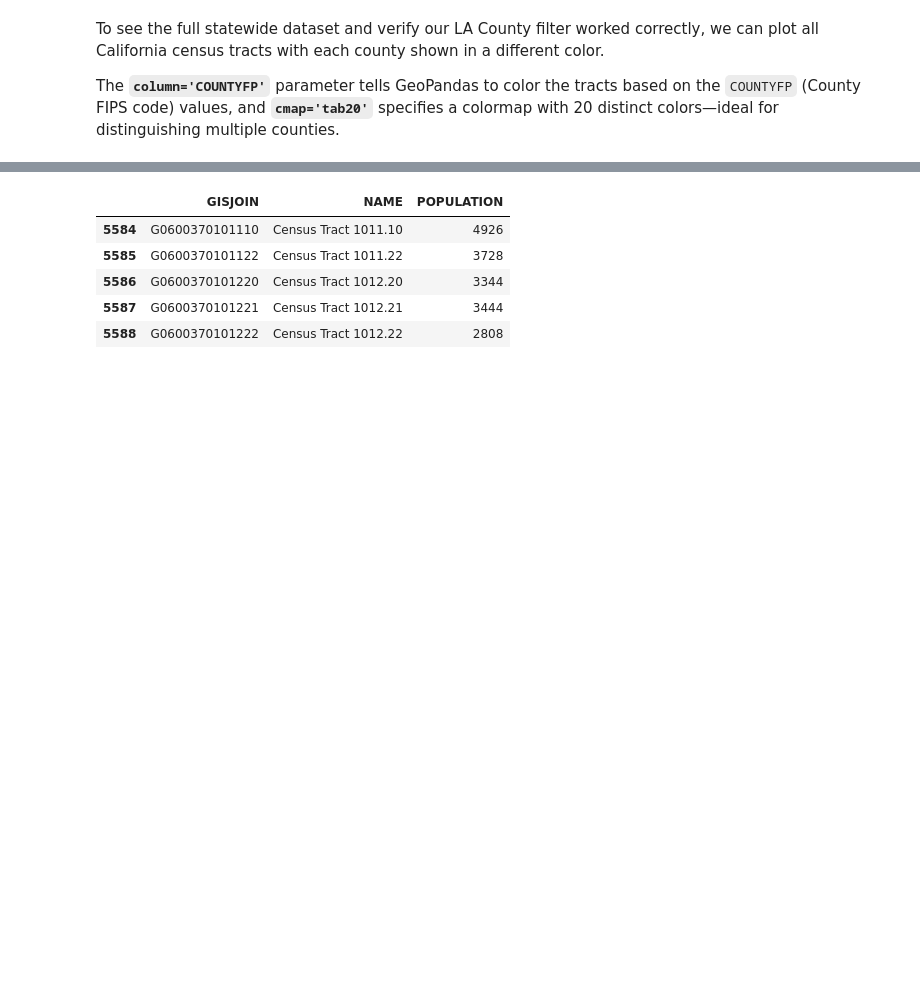
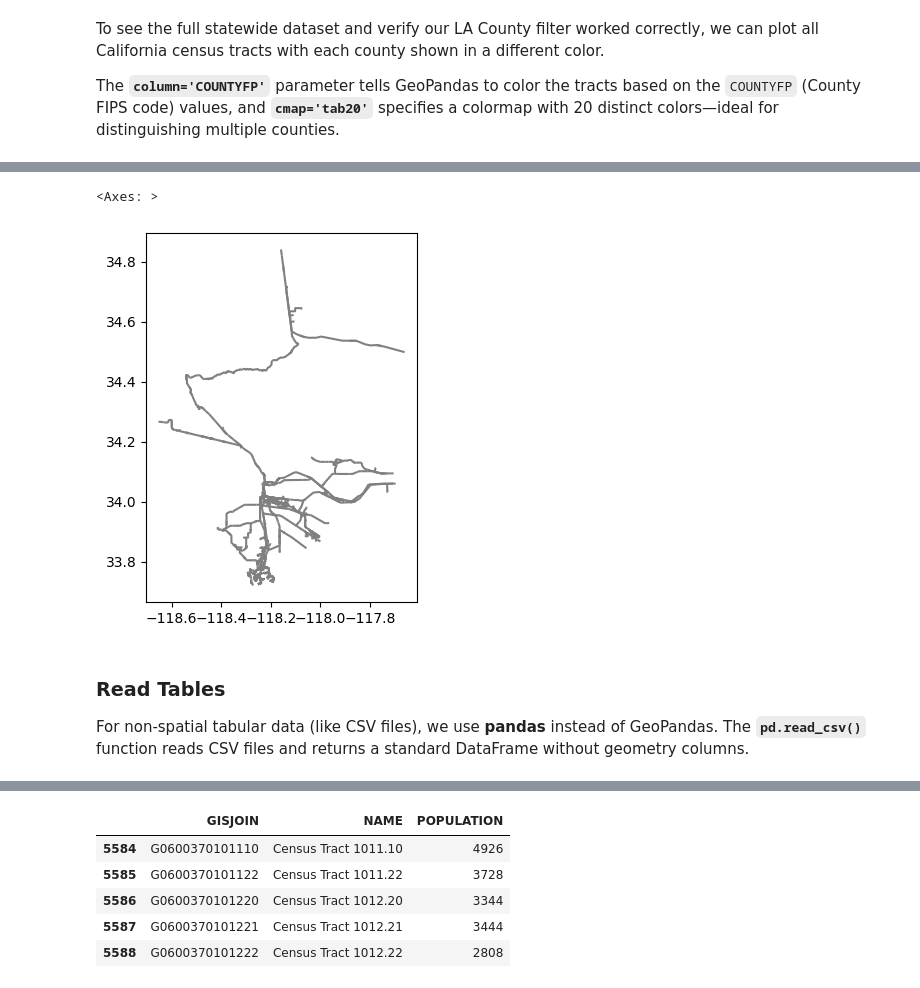
Before and after one commit to jingxuehan0707/ccgt-workshop-opensr-gis, a Jupyter notebook: open-source-gis-with-python.ipynb, the cells around one changed output, grey strips where cells are left out. Cells and saved outputs as stored; diff of their text form; code cells hidden in the pictures; blank space fills up the shorter version.

```diff
--- a/open-source-gis-with-python.ipynb
+++ b/open-source-gis-with-python.ipynb
@@ -182,0 +245,23 @@ ca_census_table_df.head()
+# %%
+# Read California Railway Shapefile
+ca_railway_gdf = gpd.read_file(ca_railway)
+
+# Select railways that intersect with LA County boundary using spatial relationship
+# This creates a boolean mask where True means the railway intersects LA County
+where_clause = ca_railway_gdf.intersects(la_county_boundary_gdf.union_all())
+
+# Apply the spatial filter
+la_railway_gdf = ca_railway_gdf[where_clause]
+
+# Display the filtered railway features
+la_railway_gdf.plot(color='gray')
+
+# Display the California railway features
+# ca_railway_gdf.plot()
+# %% [output]
+<Axes: >
+[figure, new version]
+# %% [markdown]
+### Read Tables
+
+For non-spatial tabular data (like CSV files), we use **pandas** instead of GeoPandas. The **`pd.read_csv()`** function reads CSV files and returns a standard DataFrame without geometry columns.
```
Also changed, not shown: parts of 15 cells of this notebook.
